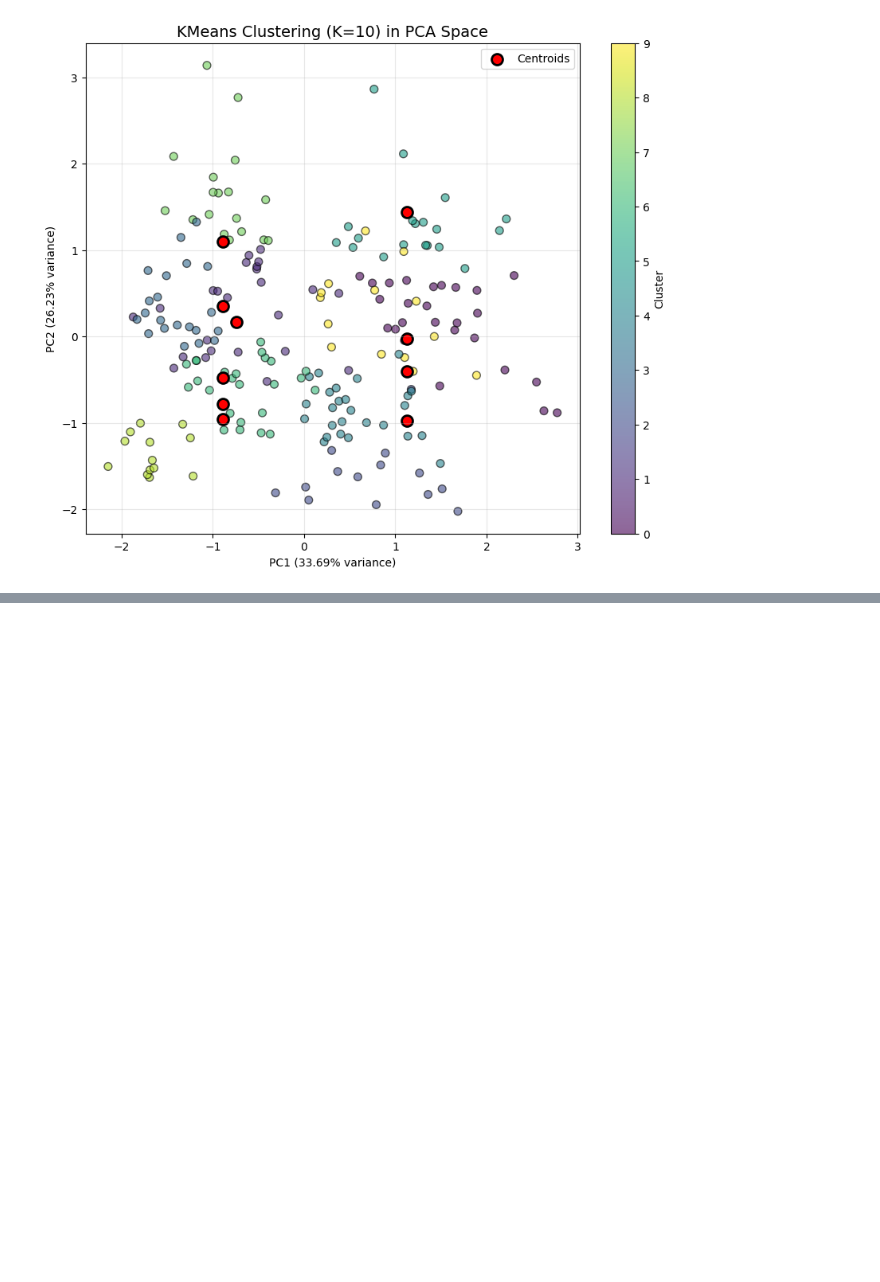
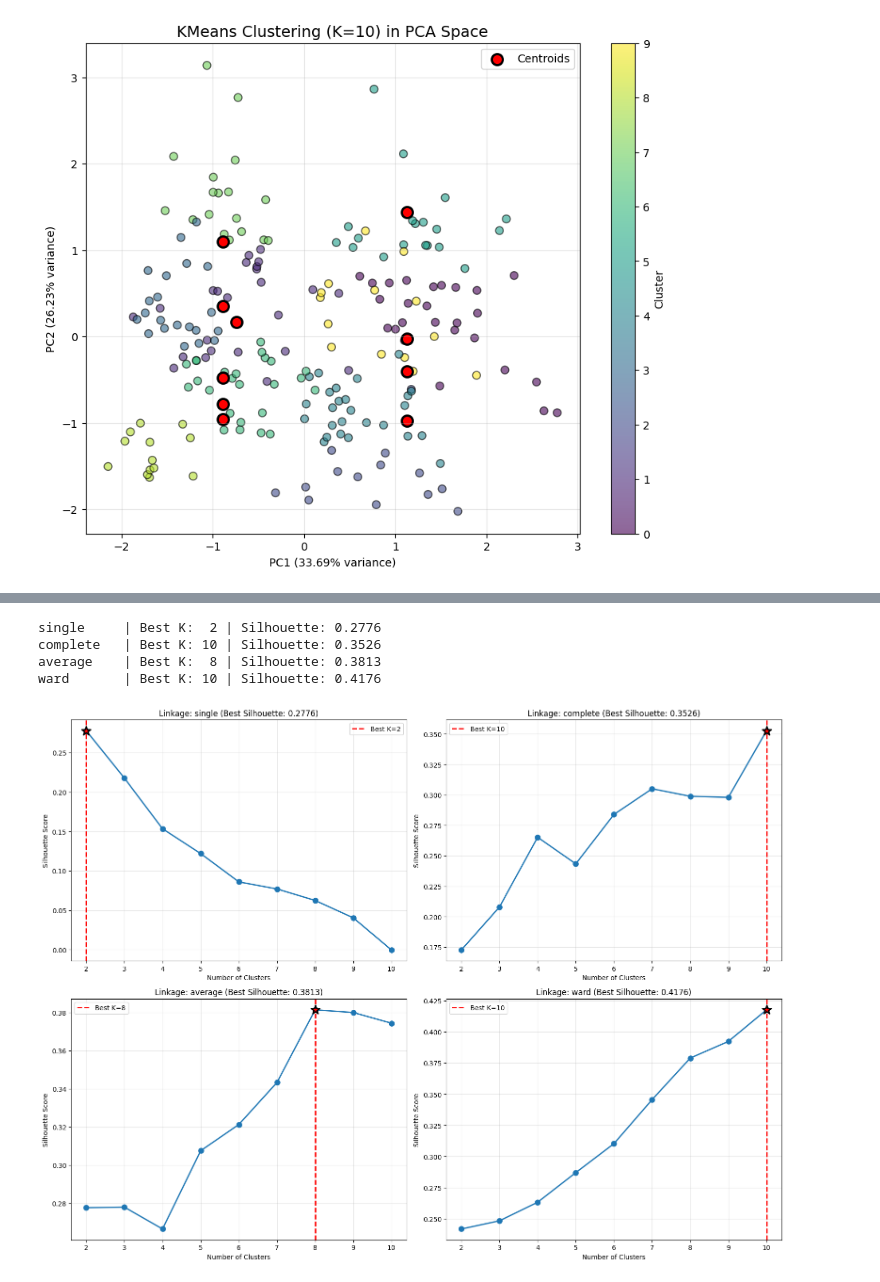
Before and after one commit to ihamydreza/FIS4041, a Jupyter notebook: Q2/Q2.ipynb, the cells around one changed output, grey strips where cells are left out. Cells and saved outputs as stored; diff of their text form; code cells hidden in the pictures; blank space fills up the shorter version.

Commit message:
Agglomerative Clustering

```diff
--- a/Q2/Q2.ipynb
+++ b/Q2/Q2.ipynb
@@ -197,0 +259,38 @@ plt.show()
+# %%
+for linkage in linkages:
+    result = agg_results[linkage]
+    print(f"{linkage:10s} | Best K: {result['best_n_clusters']:2d} | Silhouette: {result['best_silhouette']:.4f}")
+# %% [output]
+single     | Best K:  2 | Silhouette: 0.2776
+complete   | Best K: 10 | Silhouette: 0.3526
+average    | Best K:  8 | Silhouette: 0.3813
+ward       | Best K: 10 | Silhouette: 0.4176
+# %%
+# Silhouette comparison chart for all linkages
+fig, axes = plt.subplots(2, 2, figsize=(16, 12))
+axes = axes.ravel()
+
+for idx, linkage in enumerate(linkages):
+    axes[idx].plot(n_clusters_range, agg_results[linkage]['all_silhouettes'],
+                   'o-', linewidth=2, markersize=8)
+
+    best_n = agg_results[linkage]['best_n_clusters']
+    best_score = agg_results[linkage]['best_silhouette']
+
+    axes[idx].axvline(x=best_n, color='red', linestyle='--', linewidth=2,
+                      label=f'Best K={best_n}')
+    axes[idx].scatter([best_n], [best_score], color='red', s=200,
+                      marker='*', edgecolor='black', linewidth=2, zorder=5)
+
+    axes[idx].set_xlabel('Number of Clusters')
+    axes[idx].set_ylabel('Silhouette Score')
+    axes[idx].set_title(f'Linkage: {linkage} (Best Silhouette: {best_score:.4f})')
+    axes[idx].grid(True, alpha=0.3)
+    axes[idx].set_xticks(n_clusters_range)
+    axes[idx].legend()
+
+plt.tight_layout()
+plt.savefig('agglomerative_comparison.png', dpi=300, bbox_inches='tight')
+plt.show()
+# %% [output]
+[figure, added]
```
Also changed, not shown: parts of 4 cells of this notebook.
